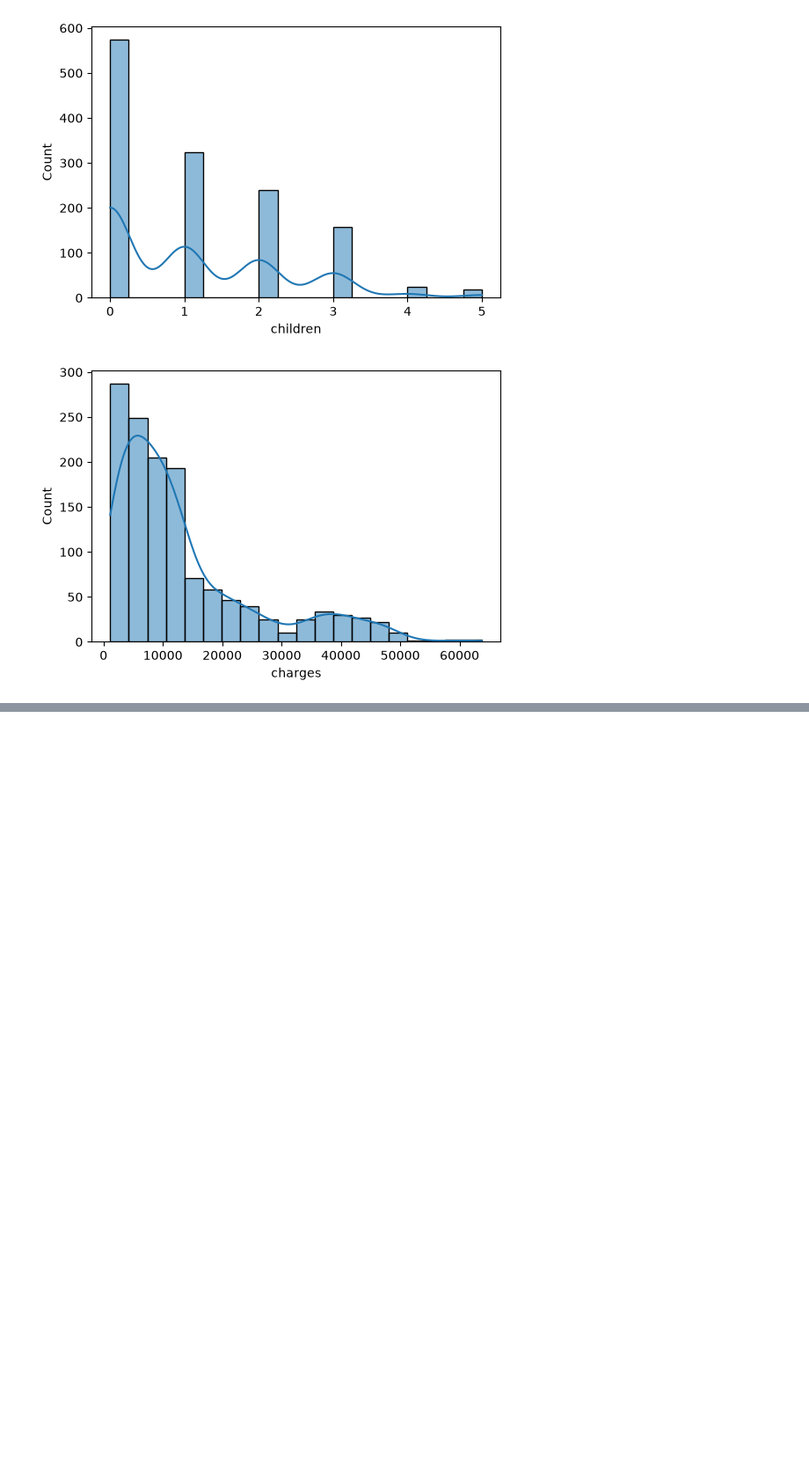
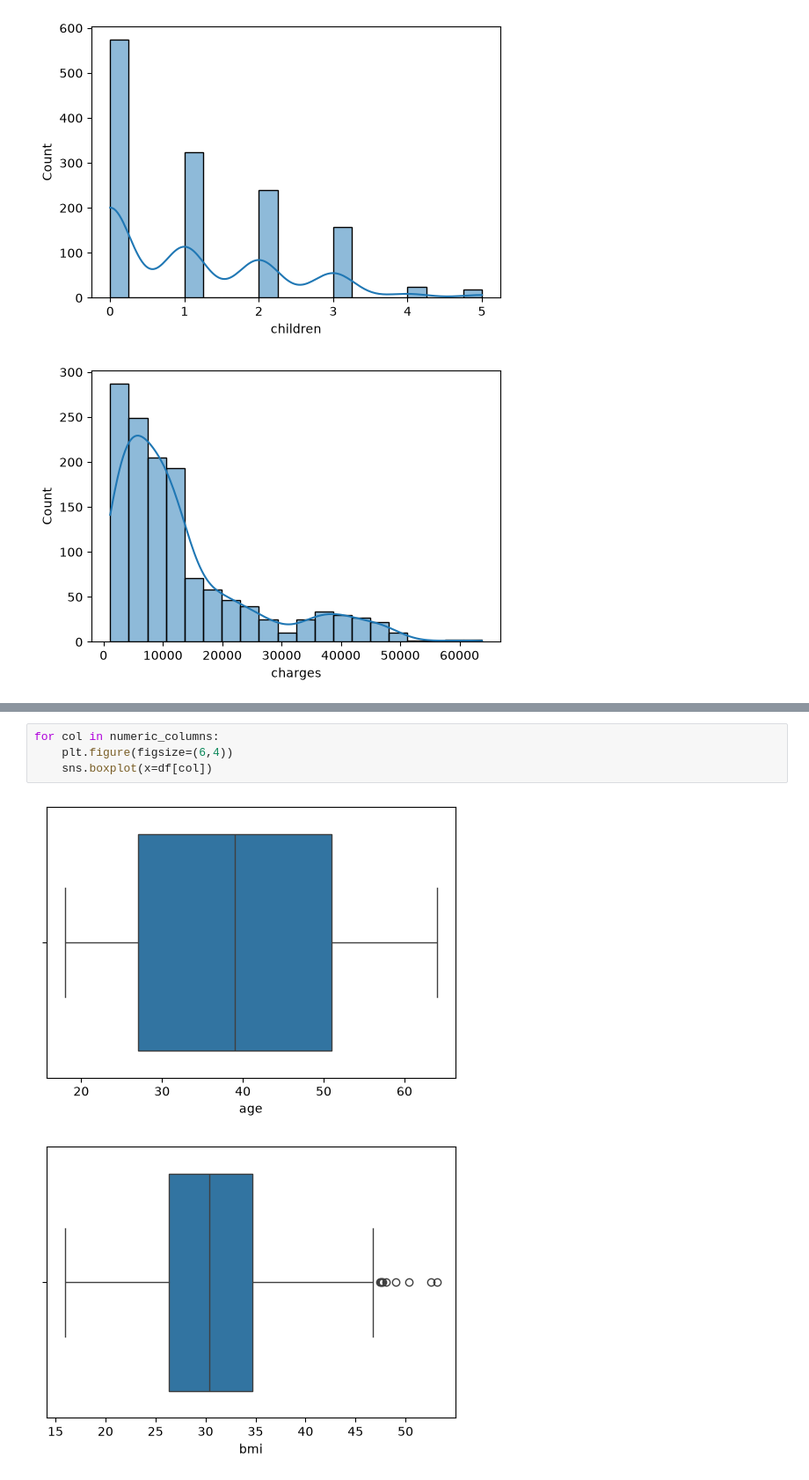
Before and after one commit to bindu760/datascience_learning, a Jupyter notebook: Untitled.ipynb, the cells around one changed output, grey strips where cells are left out. Shown at 88% size. Drawn from its saved outputs; the diff is of its cells as text; blank space fills up the shorter version.

```diff
--- a/Untitled.ipynb
+++ b/Untitled.ipynb
@@ -94,0 +100,7 @@ for col in numeric_columns:
+# %%
+for col in numeric_columns:
+    plt.figure(figsize=(6,4))
+    sns.boxplot(x=df[col])
+# %% [output]
+[figure, added]
+[figure, added]
```
Also changed, not shown: parts of 2 cells of this notebook.
